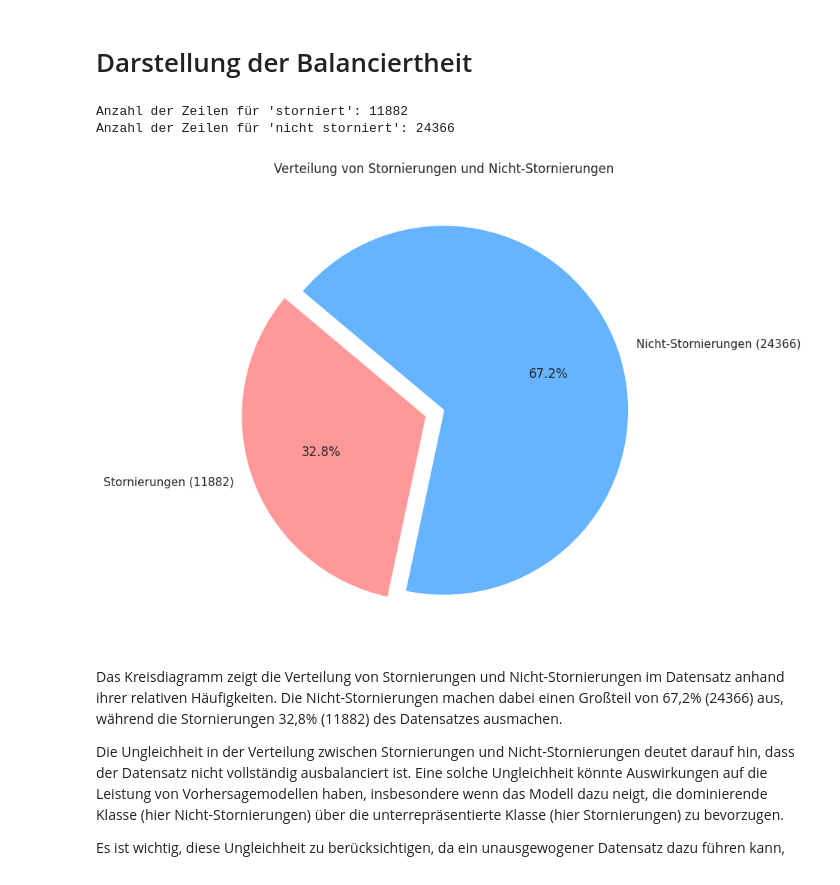
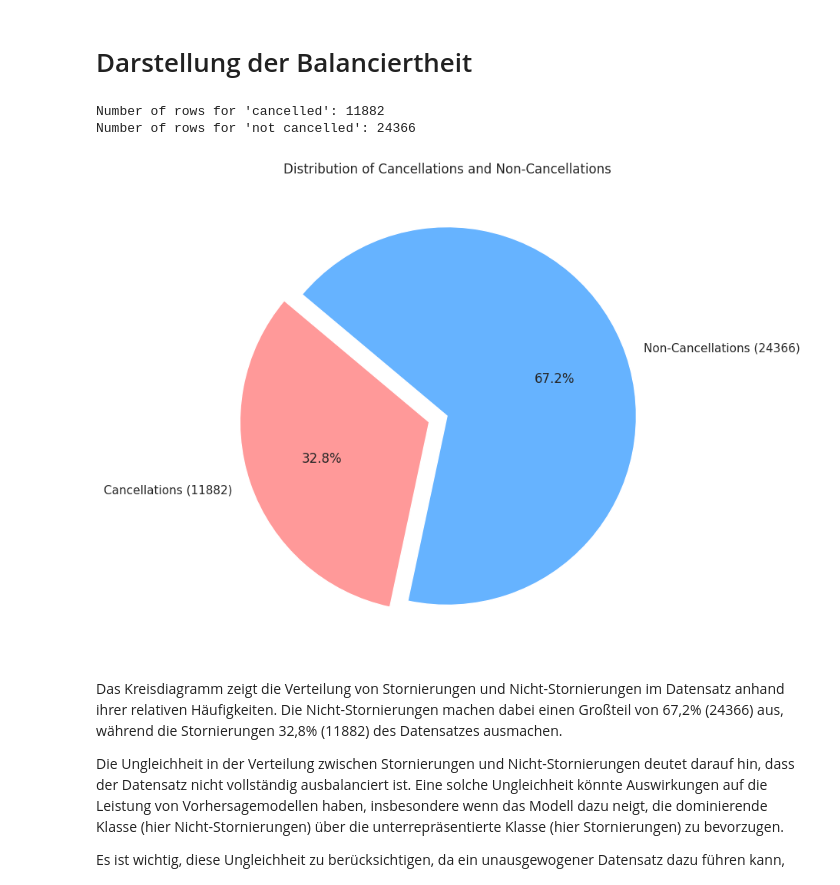
Before and after one commit to jasinwi22034/ML_HotelBookingPrediction, a Jupyter notebook: DataExplo.ipynb, the cells around one changed output. Saved outputs shown, nothing was run; the diff lists cells and outputs as text; code cells hidden in the pictures.

```diff
--- a/DataExplo.ipynb
+++ b/DataExplo.ipynb
@@ -178,35 +177,36 @@ Die Spalten mit textuellen Werten, wie z. B. die Art der Zimmer, wurden in separ
 # %% [markdown]
 # Darstellung der Balanciertheit
 # %%
-# Zählen der Anzahl von Stornierungen und Nicht-Stornierungen
+# Counting the number of cancellations and non-cancellations
 cancelled_counts = bookings[bookings['booking status'] == 1].shape[0]
 not_cancelled_counts = bookings[bookings['booking status'] == 0].shape[0]
-print("Anzahl der Zeilen für 'storniert':", cancelled_counts)
-print("Anzahl der Zeilen für 'nicht storniert':", not_cancelled_counts)
-# Erstellen des Kreisdiagramms
+print("Number of rows for 'cancelled':", cancelled_counts)
+print("Number of rows for 'not cancelled':", not_cancelled_counts)
+
+# Creating the pie chart
 plt.figure(figsize=(8, 8))
 
-# Definieren von Farben für die Sektionen
+# Defining colors for the sections
 colors = ['#ff9999', '#66b3ff']
 
-# Explodieren der Stornierungen
+# Exploding the cancellations
 explode = (0.1, 0)
 
-# Erstellen des Kreisdiagramms mit benutzerdefinierten Farben und Explodieren
-plt.pie([cancelled_counts, not_cancelled_counts], labels=[f'Stornierungen ({cancelled_counts})', f'Nicht-Stornierungen ({not_cancelled_counts})'], autopct='%1.1f%%', startangle=140, colors=colors, explode=explode)
+# Creating the pie chart with custom colors and exploding
+plt.pie([cancelled_counts, not_cancelled_counts], labels=[f'Cancellations ({cancelled_counts})', f'Non-Cancellations ({not_cancelled_counts})'], autopct='%1.1f%%', startangle=140, colors=colors, explode=explode)
 
-# Zentrieren der Texte im Kreisdiagramm
+# Centering the texts in the pie chart
 plt.gca().set_aspect('equal', adjustable='box')
-plt.title('Verteilung von Stornierungen und Nicht-Stornierungen')
+plt.title('Distribution of Cancellations and Non-Cancellations')
 
-# Speichern des Diagramms
+# Saving the chart
 plt.savefig('distribution_status.png', bbox_inches='tight')
 
 plt.show()
 # %% [output]
-Anzahl der Zeilen für 'storniert': 11882
-Anzahl der Zeilen für 'nicht storniert': 24366
+Number of rows for 'cancelled': 11882
+Number of rows for 'not cancelled': 24366
-[figure, old version]
+[figure, new version]
 # %% [markdown]
 Das Kreisdiagramm zeigt die Verteilung von Stornierungen und Nicht-Stornierungen im Datensatz anhand ihrer relativen Häufigkeiten. Die Nicht-Stornierungen machen dabei einen Großteil von 67,2% (24366) aus, während die Stornierungen 32,8% (11882) des Datensatzes ausmachen.
 
```
Also changed, not shown: parts of 29 cells of this notebook.
